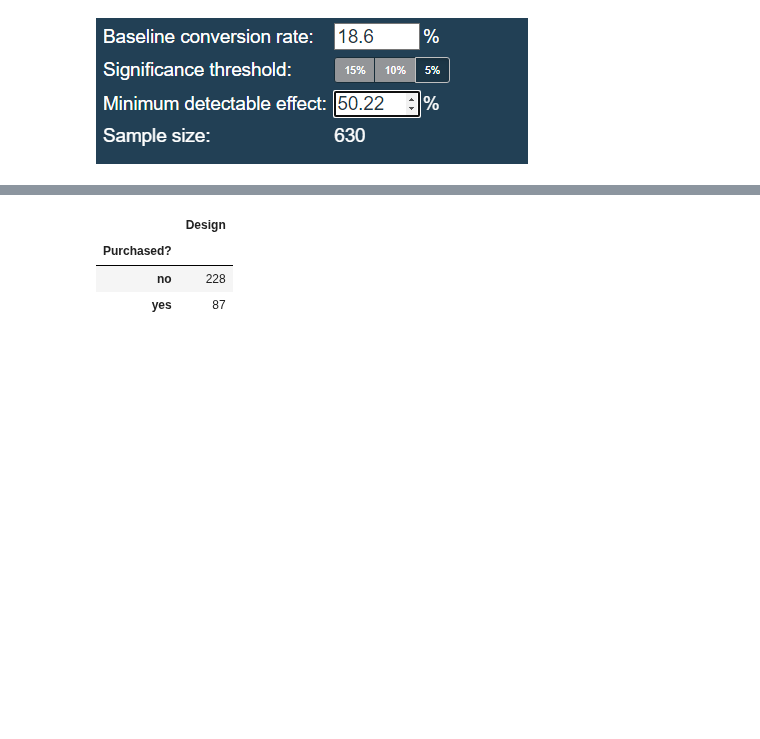
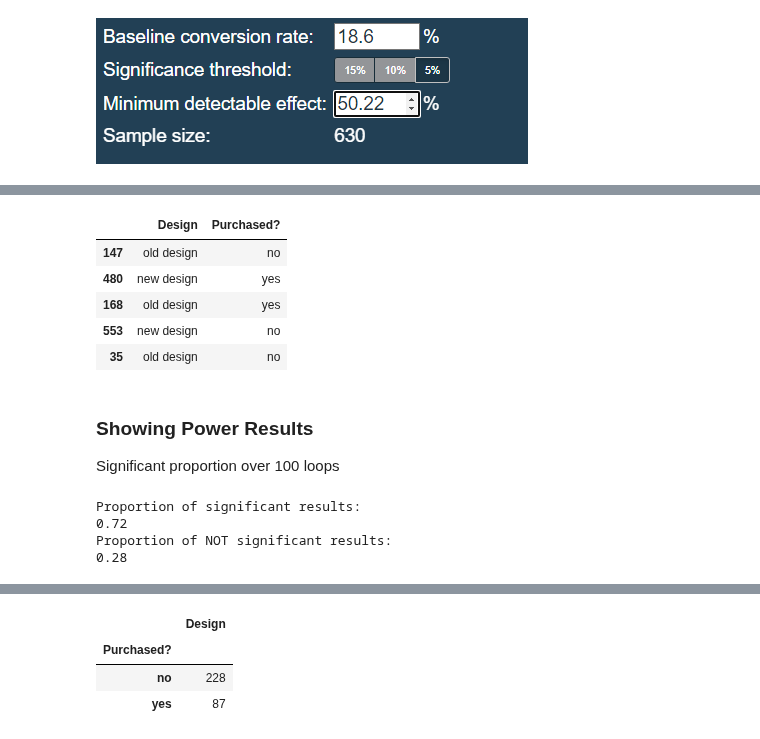
Before and after one commit to Alyxx-The-Sniper/DATA_SCIENCE_2022, a Jupyter notebook: Data_Science_ Fundamental/0_Sample_Analysis_Here/1_AB_test/AB Test Sample.ipynb, the cells around one changed output, grey strips where cells are left out. Cells and saved outputs as stored; diff of their text form; code cells hidden in the pictures; blank space fills up the shorter version.

```diff
--- a/Data_Science_ Fundamental/0_Sample_Analysis_Here/1_AB_test/AB Test Sample.ipynb
+++ b/Data_Science_ Fundamental/0_Sample_Analysis_Here/1_AB_test/AB Test Sample.ipynb
@@ -145,0 +197,12 @@ print(pvals[0:5])
+# %%
+sim_data.sample(5)
+# %% [output]
+|  | Design | Purchased? |
+| 147 | old design | no |
+| 480 | new design | yes |
+| 168 | old design | yes |
+| 553 | new design | no |
+| 35 | old design | no |
+# %% [markdown]
+### Showing Power Results
+Significant proportion over 100 loops
@@ -145,0 +212,14 @@ print(pvals[0:5])
+# %%
+# divide by 100 times (our for loop size)
+
+print("Proportion of significant results:")
+print(np.sum(results == 'significant')/ 100)
+
+
+print("Proportion of NOT significant results:")
+print(np.sum(results == 'not significant')/ 100 )
+# %% [output]
+Proportion of significant results:
+0.72
+Proportion of NOT significant results:
+0.28
```
Also changed, not shown: parts of 42 cells of this notebook, 8 other files.
